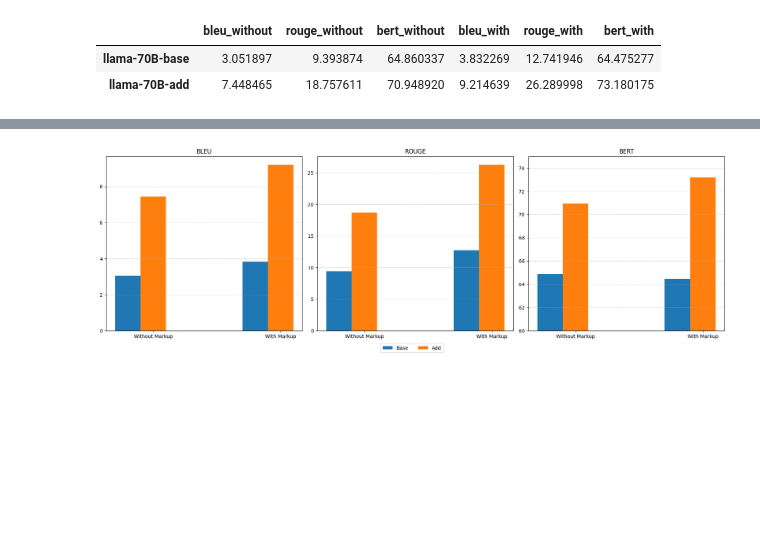
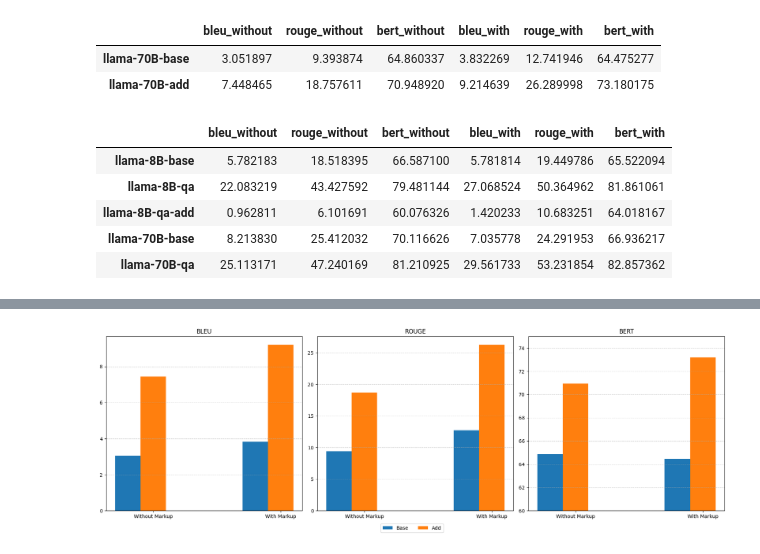
Before and after one commit to Boffl/BullingerDigitalLMFootnotes, a Jupyter notebook: evaluate/evaluate.ipynb, the cells around one changed output, grey strips where cells are left out. Cells and saved outputs as stored; diff of their text form; code cells hidden in the pictures; blank space fills up the shorter version.

```diff
--- a/evaluate/evaluate.ipynb
+++ b/evaluate/evaluate.ipynb
@@ -305,0 +389,10 @@ st
+# %%
+mean_df, std_df = compare(["llama-8B-base", "llama-8B-qa",  "llama-8B-qa-add", "llama-70B-base", "llama-70B-qa"], "dev_100", "instruct_qa")
+mean_df
+# %% [output]
+|  | bleu_without | rouge_without | bert_without | bleu_with | rouge_with | bert_with |
+| llama-8B-base | 5.782183 | 18.518395 | 66.587100 | 5.781814 | 19.449786 | 65.522094 |
+| llama-8B-qa | 22.083219 | 43.427592 | 79.481144 | 27.068524 | 50.364962 | 81.861061 |
+| llama-8B-qa-add | 0.962811 | 6.101691 | 60.076326 | 1.420233 | 10.683251 | 64.018167 |
+| llama-70B-base | 8.213830 | 25.412032 | 70.116626 | 7.035778 | 24.291953 | 66.936217 |
+| llama-70B-qa | 25.113171 | 47.240169 | 81.210925 | 29.561733 | 53.231854 | 82.857362 |
```
Also changed, not shown: parts of 15 cells of this notebook, 4 other files.
